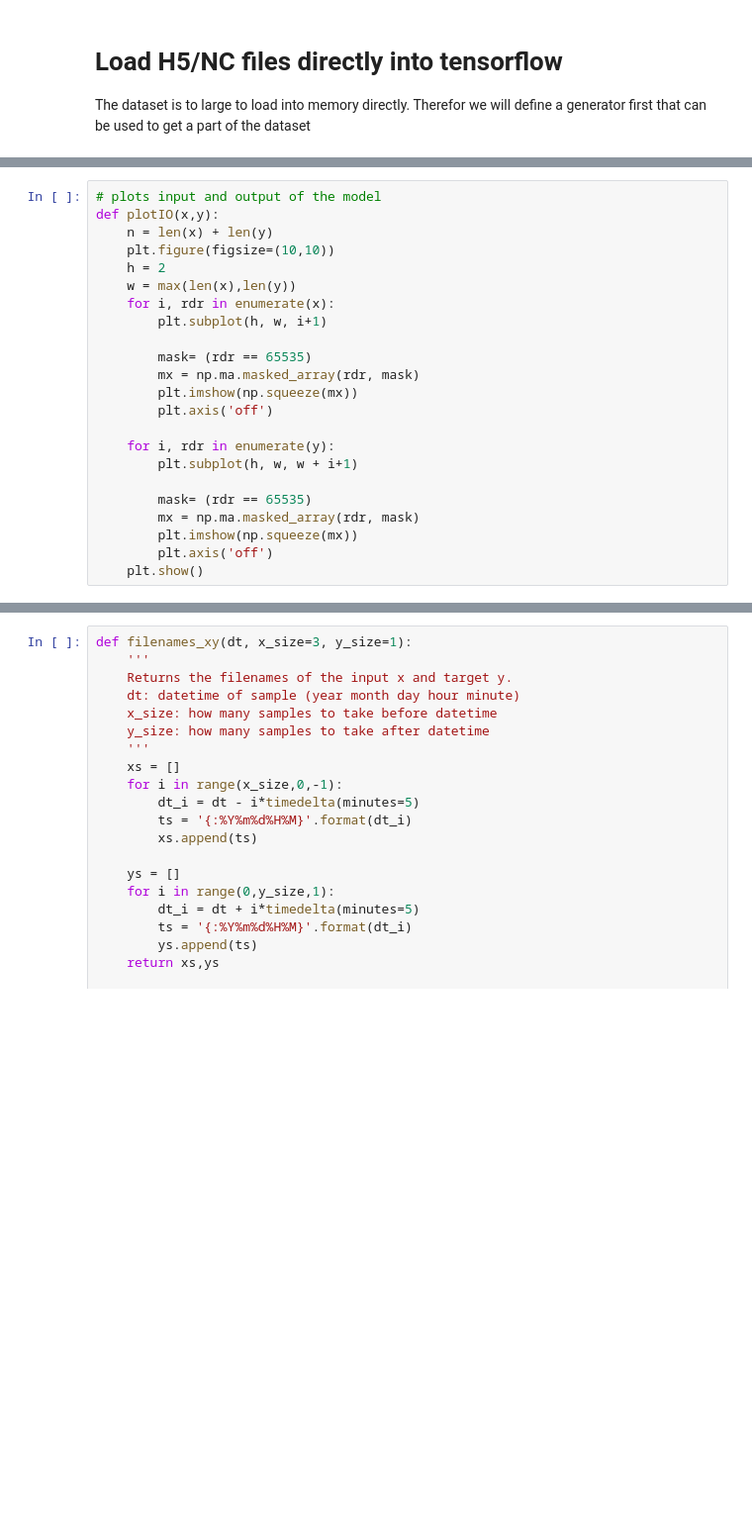
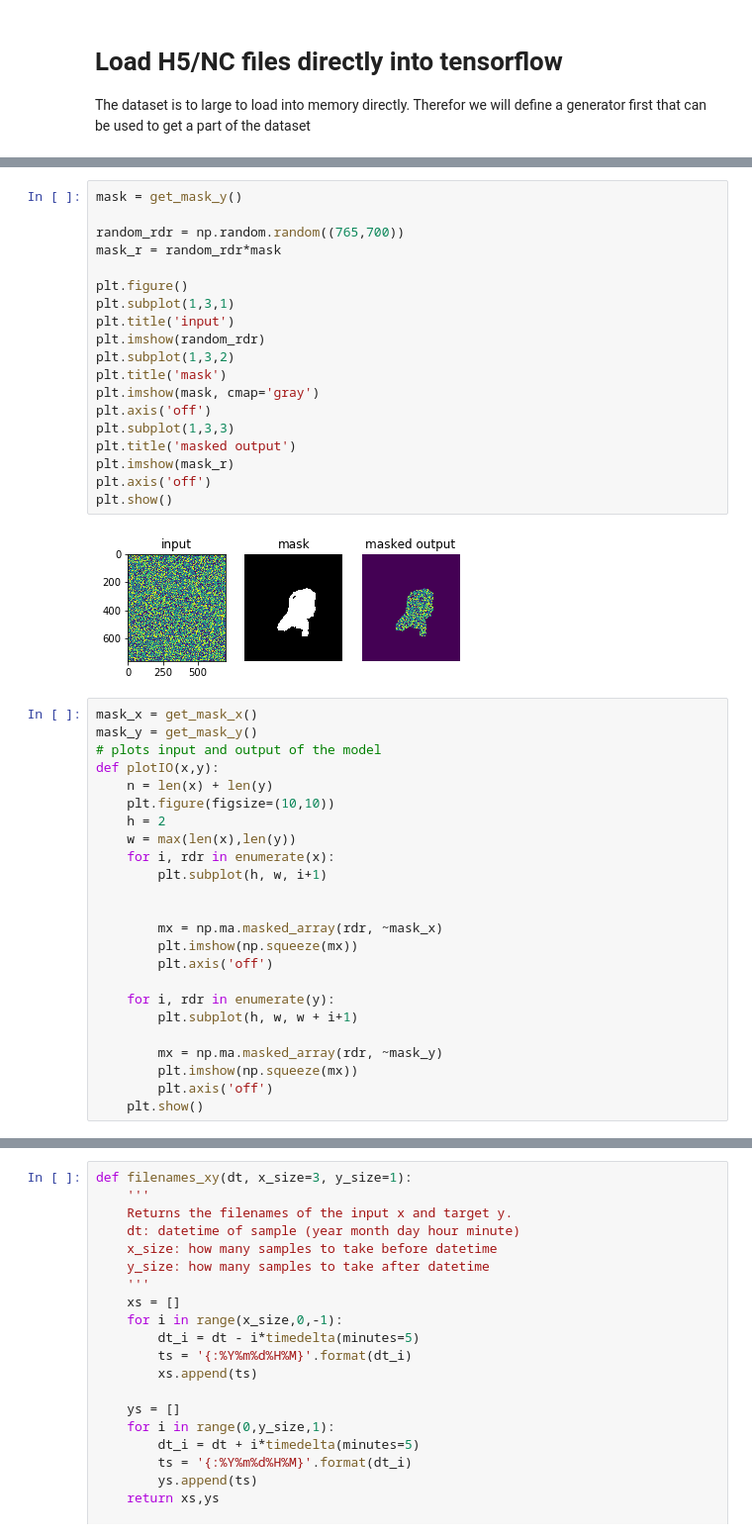
Before and after one commit to KoertS/precipitation-nowcasting-using-GANs, a Jupyter notebook: precipitation_forecasting/data_loader.ipynb, the cells around one changed output, grey strips where cells are left out. Shown at 99% size. Drawn from its saved outputs; the diff is of its cells as text; blank space fills up the shorter version.

Commit message:
Implemented masking for the model output

```diff
--- a/precipitation_forecasting/data_loader.ipynb
+++ b/precipitation_forecasting/data_loader.ipynb
@@ -13,4 +62,27 @@ import matplotlib.pyplot as plt
+# %%
+mask = get_mask_y()
+
+random_rdr = np.random.random((765,700))
+mask_r = random_rdr*mask
+
+plt.figure()
+plt.subplot(1,3,1)
+plt.title('input')
+plt.imshow(random_rdr)
+plt.subplot(1,3,2)
+plt.title('mask')
+plt.imshow(mask, cmap='gray')
+plt.axis('off')
+plt.subplot(1,3,3)
+plt.title('masked output')
+plt.imshow(mask_r)
+plt.axis('off')
+plt.show()
+# %% [output]
+[figure, added]
 # %%
+mask_x = get_mask_x()
+mask_y = get_mask_y()
 # plots input and output of the model
 def plotIO(x,y):
     n = len(x) + len(y)
@@ -20,16 +92,15 @@ def plotIO(x,y):
     for i, rdr in enumerate(x):
         plt.subplot(h, w, i+1)
 
-        mask= (rdr == 65535)
-        mx = np.ma.masked_array(rdr, mask)
+
+        mx = np.ma.masked_array(rdr, ~mask_x)
         plt.imshow(np.squeeze(mx))
         plt.axis('off')
 
     for i, rdr in enumerate(y):
         plt.subplot(h, w, w + i+1)
 
-        mask= (rdr == 65535)
-        mx = np.ma.masked_array(rdr, mask)
+        mx = np.ma.masked_array(rdr, ~mask_y)
         plt.imshow(np.squeeze(mx))
         plt.axis('off')
     plt.show()
```
Also changed, not shown: parts of 20 cells of this notebook, 1 other file.
